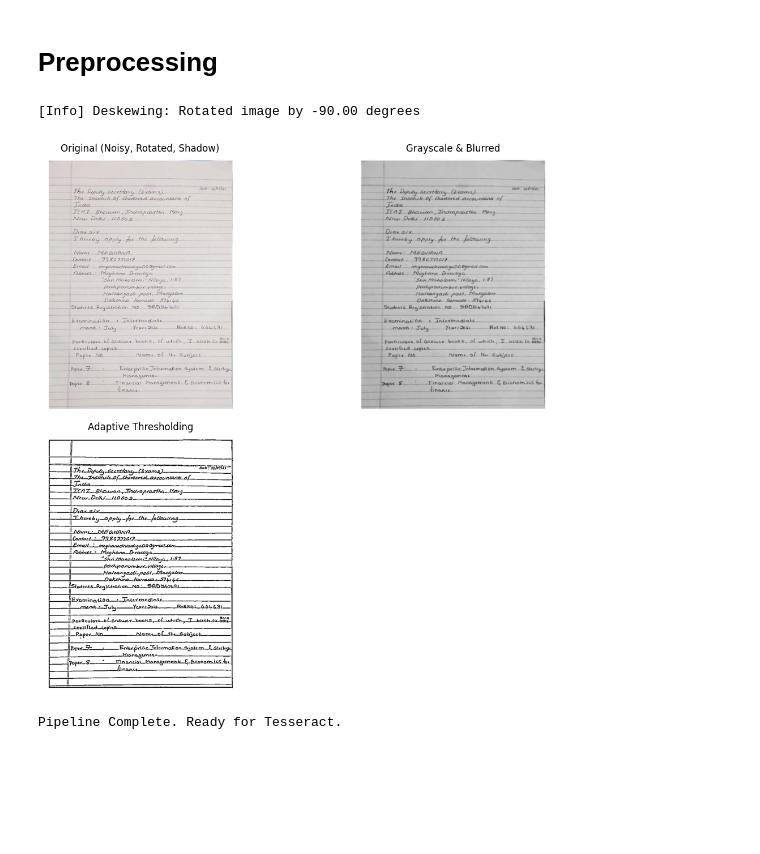
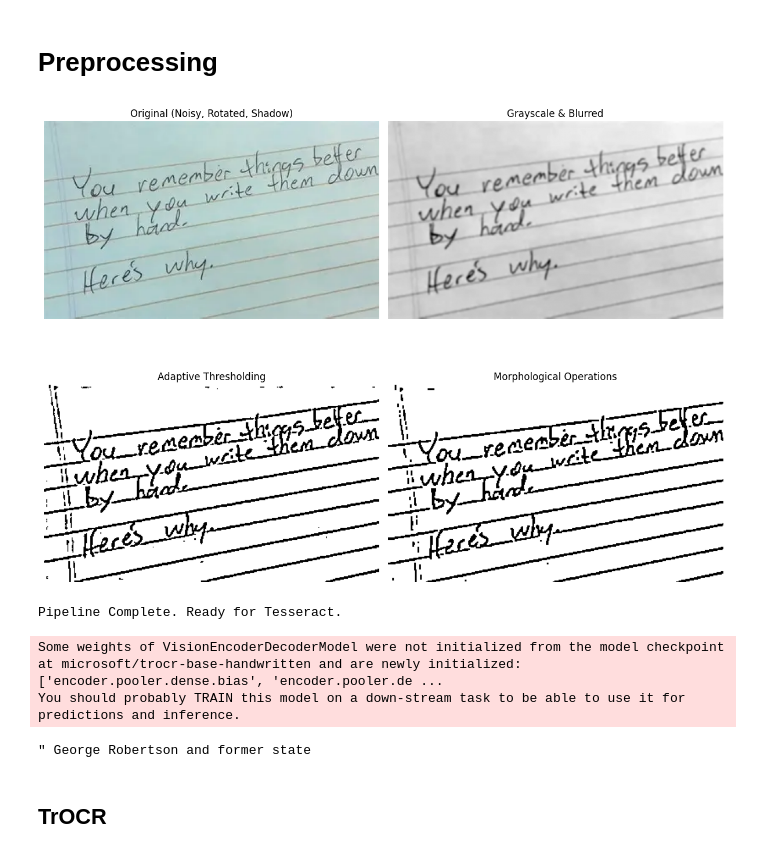
Before and after one commit to kartik1A16/python, a Jupyter notebook: OCR.ipynb, the cells around one changed output. Saved outputs shown, nothing was run; the diff lists cells and outputs as text; code cells hidden in the pictures; blank space fills up the shorter version.

Commit message:
TrOCR added (requires tuning)

```diff
--- a/OCR.ipynb
+++ b/OCR.ipynb
@@ -53,7 +53,7 @@ class OCRPreprocessor:
         Why: Removes small white dots (noise) from the black background
         and detaches connected characters.
         """
-        kernel = np.ones((1, 1), np.uint8)
+        kernel = np.ones((2, 2), np.uint8) # Increased kernel size for potentially better effect
         # Opening: Erosion -> Dilation
         opening = cv2.morphologyEx(image, cv2.MORPH_OPEN, kernel)
         # Closing: Dilation -> Erosion (Good for filling small holes inside letters)
@@ -105,19 +105,17 @@ class OCRPreprocessor:
         steps['2_Blurred'] = blur
 
         # 3. Threshold (Binarize)
-        # Note: We invert because contours/deskew often work better on white-on-black,
-        # but Tesseract prefers black-text-on-white.
+        # Tesseract prefers black-text-on-white.
         thresh = self.thresholding(blur)
         steps['3_Threshold'] = thresh
 
-        # 4. Deskew (requires checking the binary image)
-        # We invert for deskew calculation (text becomes white, background black)
-        inverted_thresh = cv2.bitwise_not(thresh)
-        rotated = self.deskew(inverted_thresh)
+        # 4. Morphological Operations
+        morph = self.morphological_operations(thresh)
+        steps['4_Morphological'] = morph
 
-        # Re-invert back to black text on white background for OCR
-        final_image = cv2.bitwise_not(rotated)
-        steps['4_Deskewed_Final'] = final_image
+        # Deskewing step removed, so the final image for OCR is the morphological processed image.
+        final_image = morph
+        steps['5_Final_Processed'] = final_image # Renamed for clarity
 
         return final_image, steps
 
@@ -141,7 +139,7 @@ def create_mock_document():
     y = np.arange(600)
     X, Y = np.meshgrid(x, y)
     shadow = (X + Y) / 2000
-    img = img * (1 - shadow[:, :, None] * 0.3)
+    img = img * (1 - shadow[:, :, None] * 0.3) # Darken image based on shadow
     img = img.astype(np.uint8)
 
     # Rotate the image to simulate a bad scan
@@ -155,39 +153,53 @@ def create_mock_document():
 # Main funtion
 if __name__ == "__main__":
     # 1. Input image
         # To Generate Mock Image
-          #original_image = create_mock_document()
-
-    original_image = cv2.cvtColor(cv2.imread("/content/1678244047.webp"), cv2.COLOR_BGR2RGB)
+    #original_image = create_mock_document()
+    original_image = cv2.cvtColor(cv2.imread("/content/OIP.webp"), cv2.COLOR_BGR2RGB)
 
     # 2. Initialize Processor
-    processor = OCRPreprocessor(debug=False)
+    processor = OCRPreprocessor(debug=True) # Set debug=True for visualization
 
     # 3. Run Pipeline
     final_result, steps = processor.process(original_image)
 
     # 4. Visualization
     fig, axes = plt.subplots(2, 2, figsize=(12, 10))
     ax = axes.ravel()
 
     ax[0].imshow(cv2.cvtColor(original_image, cv2.COLOR_BGR2RGB))
     ax[0].set_title("Original (Noisy, Rotated, Shadow)")
 
     ax[1].imshow(steps['2_Blurred'], cmap='gray')
     ax[1].set_title("Grayscale & Blurred")
 
     ax[2].imshow(steps['3_Threshold'], cmap='gray')
     ax[2].set_title("Adaptive Thresholding")
 
-    #ax[3].imshow(final_result, cmap='gray')
-    #ax[3].set_title("Final: Deskewed & Cleaned")
+    ax[3].imshow(steps['4_Morphological'], cmap='gray')
+    ax[3].set_title("Morphological Operations")
 
     for a in ax: a.axis('off')
     plt.tight_layout()
     plt.show()
 
     print("Pipeline Complete. Ready for Tesseract.")
+
+    # Convert the processed OpenCV image (NumPy array) to a PIL Image and convert to RGB
+    pil_image = Image.fromarray(final_result).convert('RGB')
+
+    processor = TrOCRProcessor.from_pretrained("microsoft/trocr-base-handwritten")
+    model = VisionEncoderDecoderModel.from_pretrained("microsoft/trocr-base-handwritten")
+    # Use the PIL image object here
+    pixel_values = processor(images=pil_image, return_tensors="pt").pixel_values
+    generated_ids = model.generate(pixel_values)
+    generated_text=processor.batch_decode(generated_ids, skip_special_tokens=True)[0]
+    print(generated_text)
 # %% [output]
+[figure, new version]
-[Info] Deskewing: Rotated image by -90.00 degrees
+Pipeline Complete. Ready for Tesseract.
-[figure, old version]
-Pipeline Complete. Ready for Tesseract.
+Some weights of VisionEncoderDecoderModel were not initialized from the model checkpoint at microsoft/trocr-base-handwritten and are newly initialized: ['encoder.pooler.dense.bias', 'encoder.pooler.de ...
+You should probably TRAIN this model on a down-stream task to be able to use it for predictions and inference.
+" George Robertson and former state
+# %% [markdown]
+## TrOCR
```
Also changed, not shown: parts of 3 cells of this notebook.
